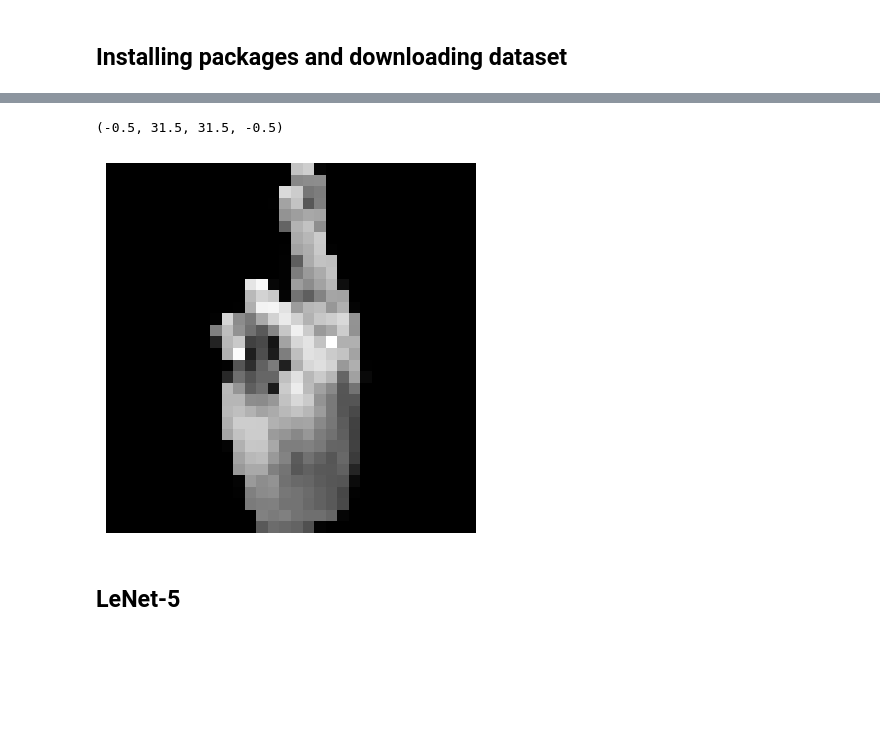
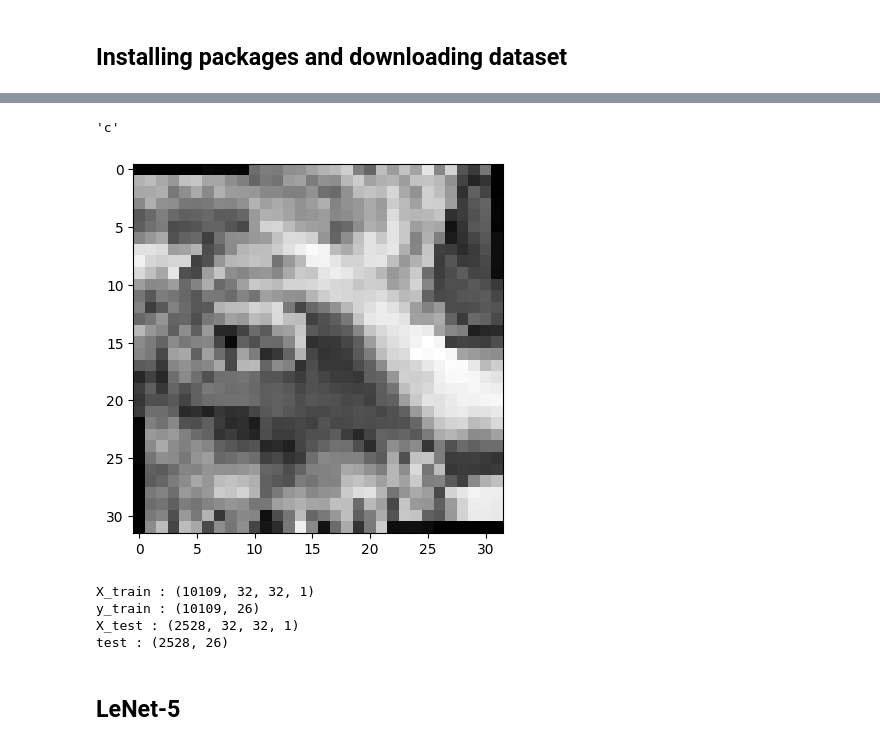
Before and after one commit to 0x-74/ASL-WEBCAM, a Jupyter notebook: main.ipynb, the cells around one changed output, grey strips where cells are left out. Drawn from its saved outputs; the diff is of its cells as text; code cells hidden in the pictures; blank space fills up the shorter version.

```diff
--- a/main.ipynb
+++ b/main.ipynb
@@ -73,21 +63,16 @@ for category in CATEGORIES:
 # %%
 #Re-sizing to 32x32 as per LeNet-5 architecture
 IMG_SIZE = 32
+X=[]
+y=[]
+training_data=[]
 def create_training_data():
     training_data=[]
     for category in CATEGORIES:
         path = os.path.join(DATADIR,category)
         class_num = CATEGORIES.index(category)
         for img in os.listdir(path):
-          img_array = cv2.imread(os.path.join(path,img),cv2.IMREAD_GRAYSCALE)
+          img_array = cv2.imread(os.path.join(path,img))
           new_array = cv2.resize(img_array,(IMG_SIZE,IMG_SIZE))
           training_data.append([new_array,class_num])
     return training_data
-
-training_data = create_training_data()
-# %%
-plt.imshow(training_data[0][0],cmap='gray')
-plt.axis('off')
-# %% [output]
-(-0.5, 31.5, 31.5, -0.5)
-[figure, removed]
@@ -107,6 +93,0 @@ y_one_hot = np.array(y_one_hot).reshape(-1,36)
-# %%
-#augmenting data to prevent overfitting
-data_augmentation = tf.keras.Sequential([
-  tf.keras.layers.RandomFlip("horizontal_and_vertical"),
-  tf.keras.layers.RandomRotation(0.2),
-])
@@ -117,3 +118,20 @@ X_train,X_test,y_train,y_test = train_test_split(np.array(X),y_one_hot)
+# %%
+i=12
+plt.imshow(np.array(X_train[i]),cmap='gray')
+CATEGORIES[np.argmax(y_train[i])]
+# %% [output]
+'c'
+[figure, added]
+# %%
+print('X_train :',X_train.shape)
+print('y_train :',y_train.shape)
+print('X_test :',X_test.shape)
+print('test :',y_test.shape)
+# %% [output]
+X_train : (10109, 32, 32, 1)
+y_train : (10109, 26)
+X_test : (2528, 32, 32, 1)
+test : (2528, 26)
 # %% [markdown]
 ## LeNet-5
 # %% [markdown]
```
Also changed, not shown: parts of 42 cells of this notebook, 4 other files.
